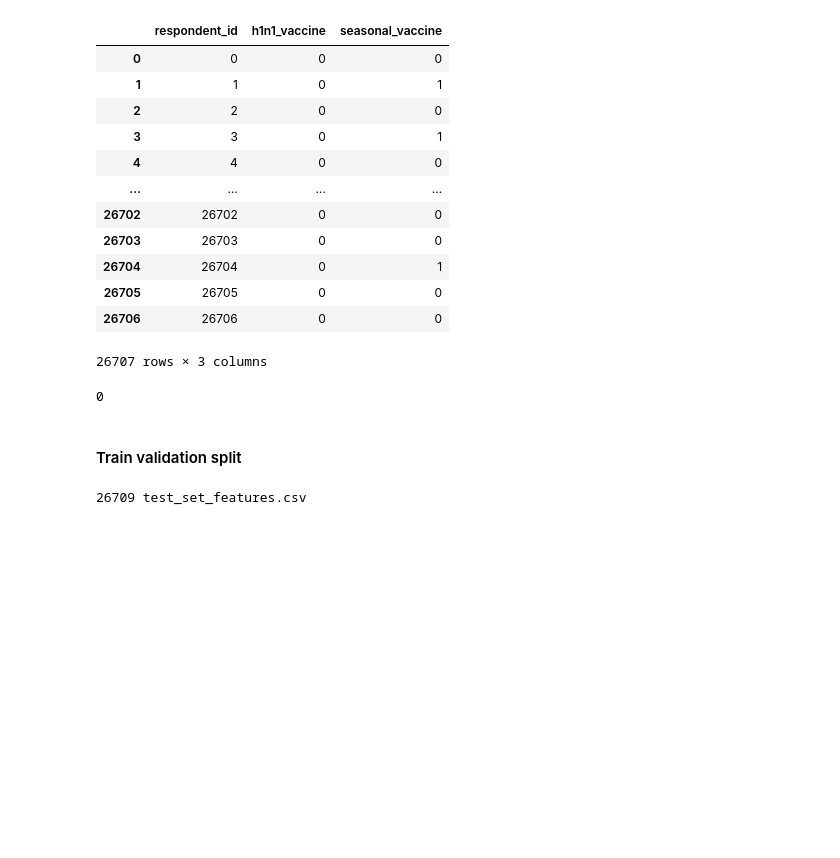
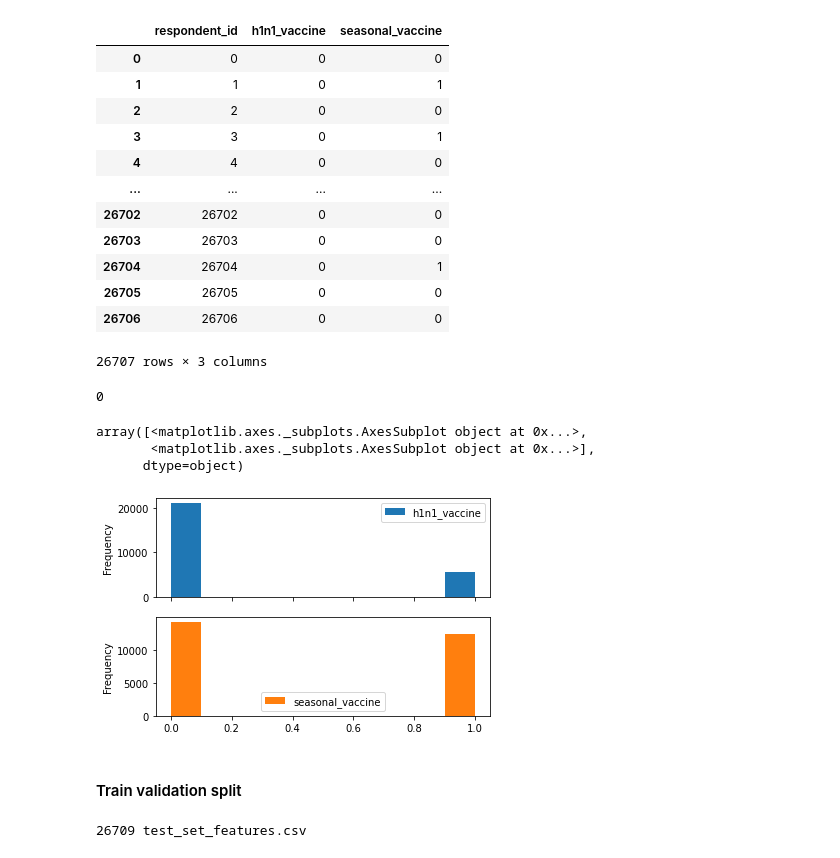
Before and after one commit to blackBagel/flu-shots, a Jupyter notebook: Flu_shot_forecast.ipynb, the cells around one changed output. Saved outputs shown, nothing was run; the diff lists cells and outputs as text; code cells hidden in the pictures; blank space fills up the shorter version.

```diff
--- a/Flu_shot_forecast.ipynb
+++ b/Flu_shot_forecast.ipynb
@@ -101,6 +102,19 @@ full_train_labels = full_train_labels.set_index("respondent_id")
 (full_train_df.index != full_train_labels.index).sum()
 # %% [output]
 0
+# %%
+# checking distribution of labels to understand what type of CV split i need
+
+# fig, (ax1, ax2) = plt.subplots(2,1)
+# full_train_labels.h1n1_vaccine.plot(kind='hist', ax=ax1, title='h1n1')
+# full_train_labels.seasonal_vaccine.plot(kind='hist', ax=ax2, title='seasonal')
+# fig.tight_layout()
+full_train_labels.plot(kind='hist', subplots = True)
+# %% [output]
+array([<matplotlib.axes._subplots.AxesSubplot object at 0x...>,
+       <matplotlib.axes._subplots.AxesSubplot object at 0x...>],
+      dtype=object)
+[figure, added]
 # %% [markdown]
 #### Train validation split
 # %%
```
Also changed, not shown: parts of 11 cells of this notebook.
